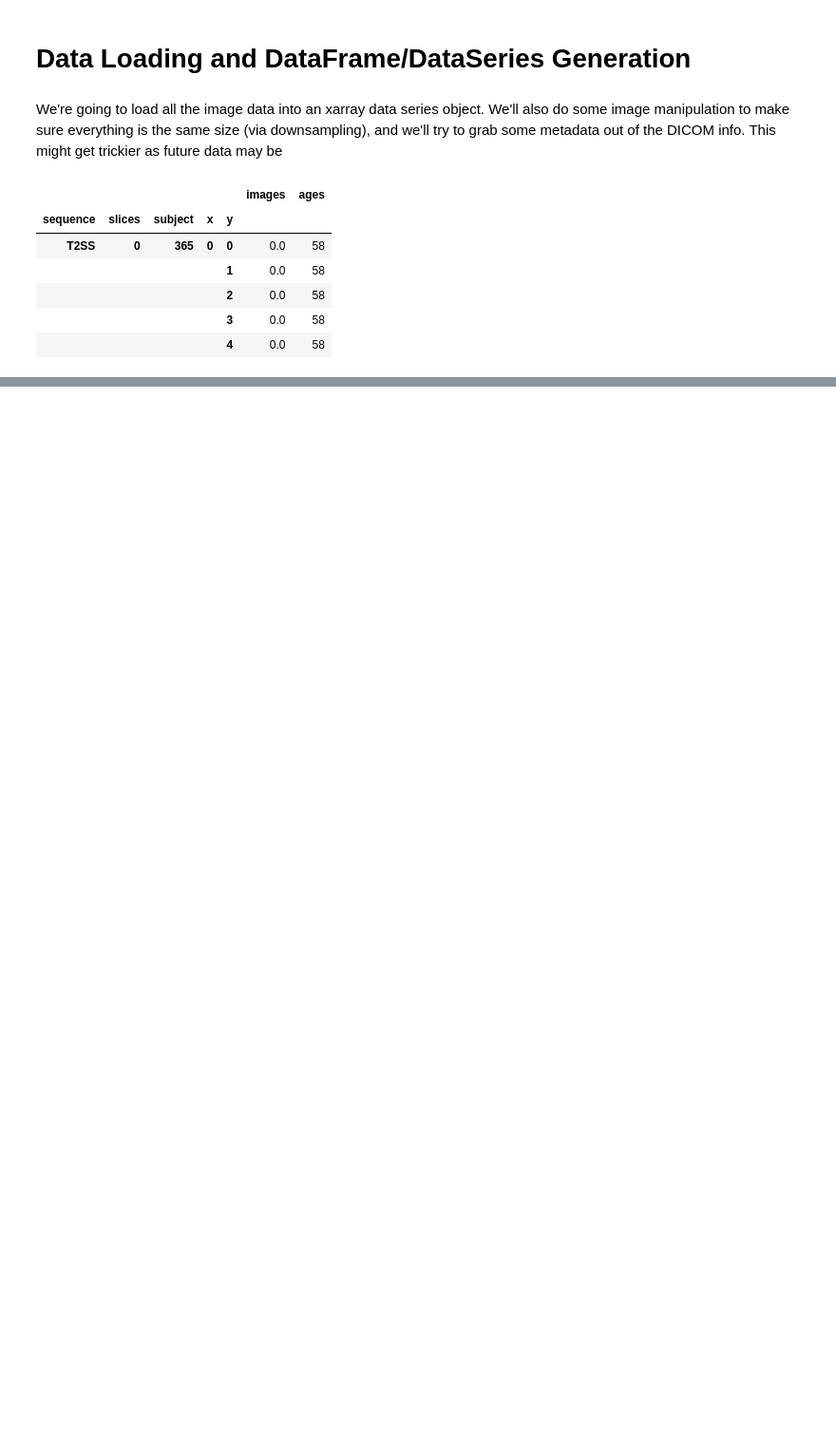
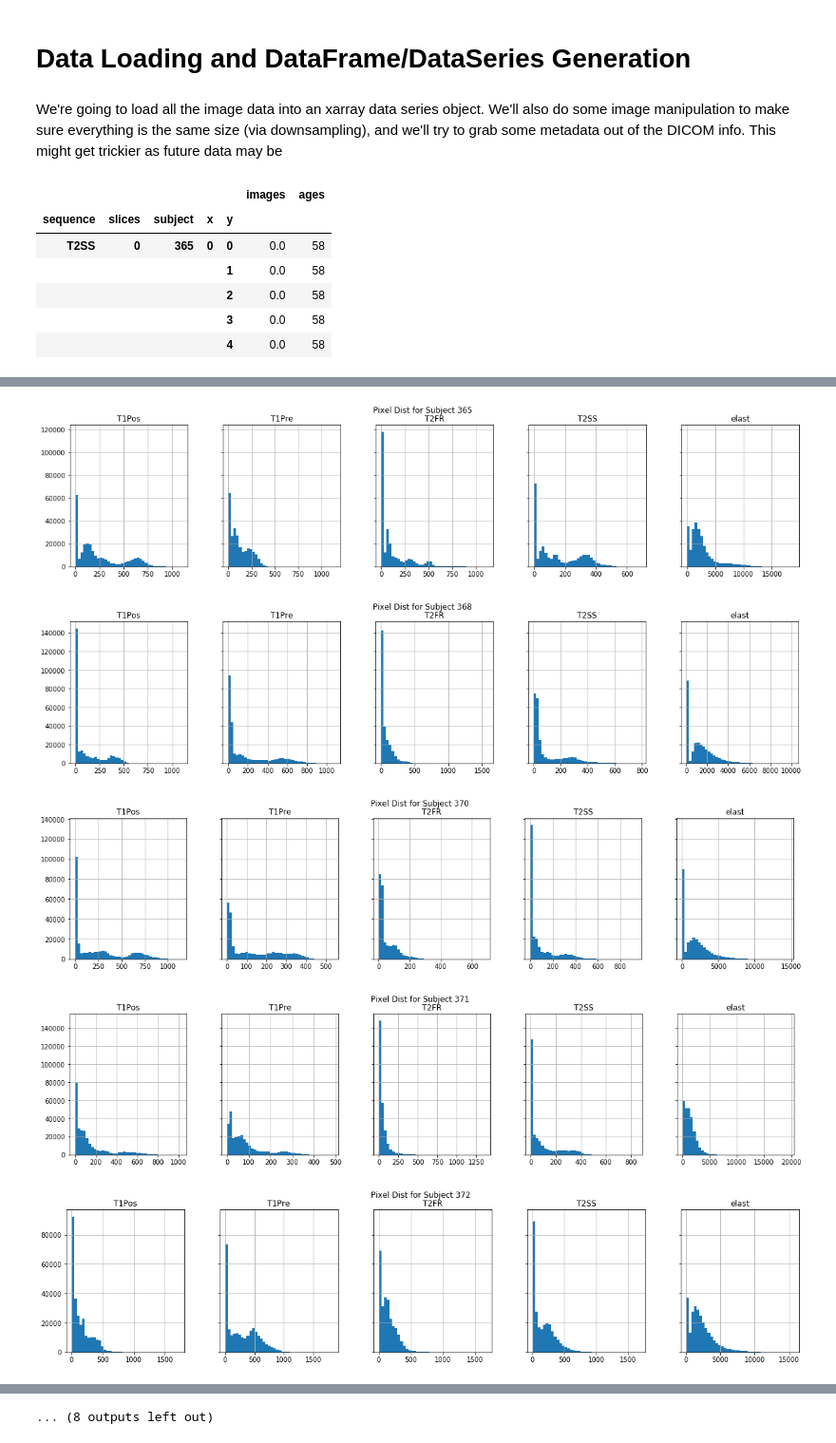
Before and after one commit to batmanlab/predictElasticity, a Jupyter notebook: notebooks/data_analysis.ipynb, the cells around one changed output, grey strips where cells are left out. Shown: that part at 95% size. Cells and saved outputs as stored; diff of their text form; code cells hidden in the pictures; blank space fills up the shorter version.

```diff
--- a/notebooks/data_analysis.ipynb
+++ b/notebooks/data_analysis.ipynb
@@ -67,0 +68,11 @@ df.rename(columns={'images':'pixels'}, inplace=True)
+# %%
+for subj in df.subject.unique():
+    df.query(f'subject=="{subj}"').hist(['T1Pos', 'T1Pre', 'T2FR', 'T2SS', 'elast'], figsize=(20,4), layout=(1,5), bins=40, sharey=True)
+    plt.suptitle(f'Pixel Dist for Subject {subj}')
+    plt.show()
+# %% [output]
+[figure, added]
+[figure, added]
+[figure, added]
+[figure, added]
+[figure, added]
@@ -68 +86,2 @@ df.rename(columns={'images':'pixels'}, inplace=True)
+... (8 outputs left out)
 # %%
```
Also changed, not shown: parts of 18 cells of this notebook, 1 other file.
